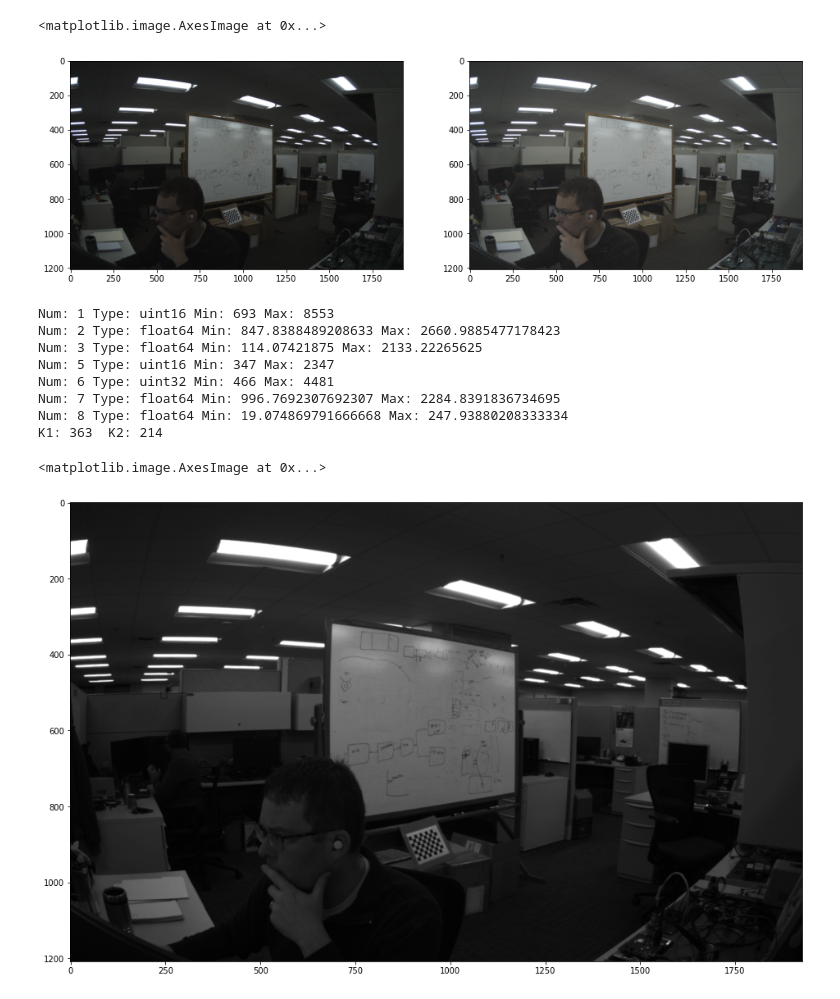
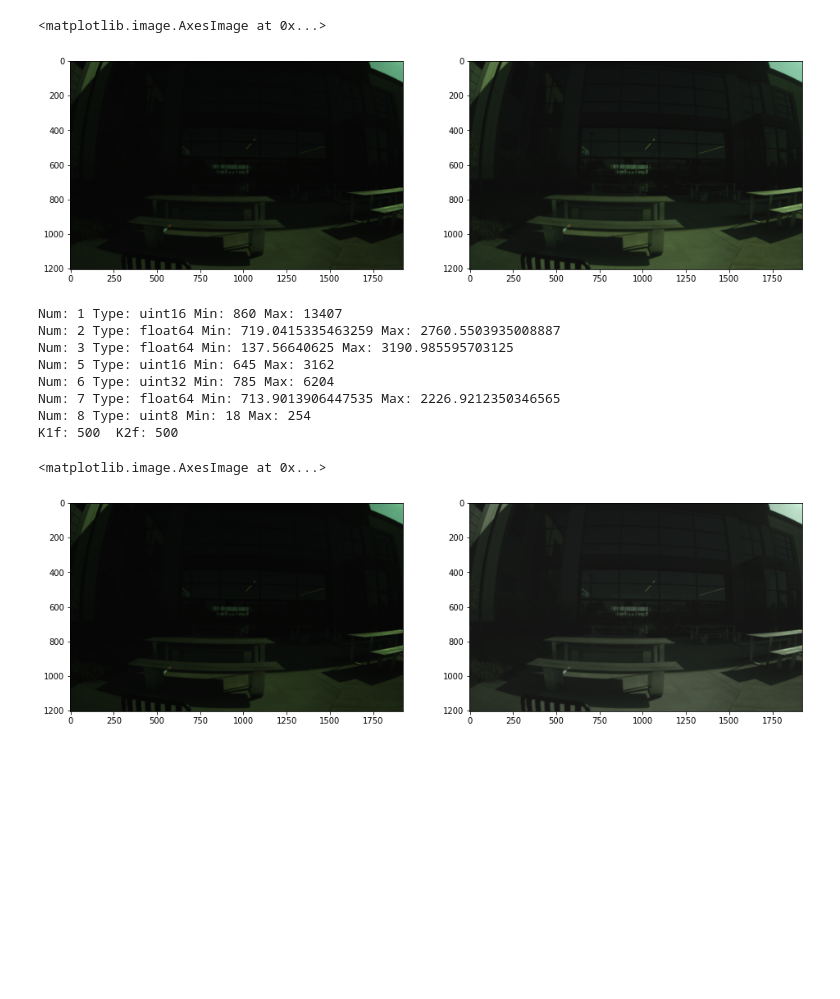
Before and after one commit to nlbutts/vitis_isp, a Jupyter notebook: notebook/simple_hdr.ipynb, the cells around one changed output. Saved outputs shown, nothing was run; the diff lists cells and outputs as text; code cells hidden in the pictures; blank space fills up the shorter version.

```diff
--- a/notebook/simple_hdr.ipynb
+++ b/notebook/simple_hdr.ipynb
@@ -9,7 +9,11 @@ def print_stats(num, img):
     minv = np.min(img)
     print(f'Num: {num} Type: {img.dtype} Min: {minv} Max: {maxv}')
 # %%
-img = cv.imread('CaptureLinear.png', -1)
+x = np.fromfile('cap_20bit_1924_1204_A.raw', 'uint32')
+img = np.reshape(x, ((1204, 1924)))
+img = img.astype('uint16')
+print_stats(1, img)
+#img = cv.imread('CaptureLinear.png', -1)
 fimg = img.astype('float32') / np.max(img)
 plt.imshow(fimg, cmap='gray')
 # %% [output]
@@ -46,9 +51,11 @@ K1: 5  K2: 1
 #cv.COLOR_BAYER_GB2BGR
 #cv.COLOR_BAYER_RG2BGR
 #cv.COLOR_BAYER_GR2BGR
-rgb1 = cv.cvtColor(img, cv.COLOR_BAYER_GB2BGR)
+scale = 255 / np.max(img)
+img_8 = (img * scale).astype('uint8')
+rgb1 = cv.cvtColor(img_8, cv.COLOR_BAYER_GB2BGR)
 rgb2 = cv.cvtColor(Iga, cv.COLOR_BAYER_GB2BGR)
-rgb1 = (rgb1 / 16).astype('uint8')
+#rgb1 = (rgb1 / 16).astype('uint8')
 
 rgb1 = cv.cvtColor(rgb1, cv.COLOR_BGR2RGB)
 rgb2 = cv.cvtColor(rgb2, cv.COLOR_BGR2RGB)
@@ -58,55 +65,76 @@ ax[0].imshow(rgb1)
 ax[1].imshow(rgb2)
 # %% [output]
 <matplotlib.image.AxesImage at 0x...>
-[figure, old version]
+[figure, new version]
 # %%
-K1 = (np.mean(img) / 2).astype('uint16')
-#K1 = 5
-Hp = cv.GaussianBlur(img, (3,3), 3) + K1
+K1f = 500
+K2f = 500
+if K1f == -1:
+    K1f = (np.mean(img) / 2).astype('uint16')
+Hp = cv.GaussianBlur(img, (3,3), 3) + K1f
 temp1 = img + Hp
 print_stats(1, temp1)
 temp2 = ((img.astype('uint32') * 4092) / temp1)
 print_stats(2, temp2)
 temp2 = temp2.astype('uint32')
 temp2 += 1
 
 Ibip = (Hp.astype('uint32') * temp2.astype('uint32')) / 4096
 #Ibip = (Hp * ((img * 4092) / (img + Hp))) / 4092
 print_stats(3, Ibip)
 Ibip = Ibip.astype('uint16')
 # Ibip = (Icfa(max) + H(p)) * (Icfa(p) / (Icfa(p) + H(p)))
 
 #plt.imshow(Ibip, cmap='gray')
 
-K2 = (np.mean(Ibip) / 2).astype('uint16')
-#K2 = 1
-As = cv.GaussianBlur(Ibip, (3,3), 1.5) + K2
+if K2f == -1:
+    K2f = (np.mean(Ibip) / 2).astype('uint16')
+As = cv.GaussianBlur(Ibip, (3,3), 1.5) + K2f
 print_stats(5, As)
 
 Ibip = Ibip.astype('uint32')
 As = As.astype('uint32')
 temp4 = Ibip + As
 temp4 += 1
 print_stats(6, temp4)
 temp5 = (Ibip * 4092) / temp4
 print_stats(7, temp5)
 temp5 = temp5.astype('uint32')
-Iga = ((As * temp5) / (4096 * 4.5))
+Iga = ((As * temp5) / (4096))
+scale = 255 / np.max(Iga)
+Iga *= scale
+Iga = Iga.astype('uint8')
 print_stats(8, Iga)
-print(f'K1: {K1}  K2: {K2}')
+print(f'K1f: {K1f}  K2f: {K2f}')
 #Iga = (Iga * 255).astype('uint8')
 Iga = Iga.astype('uint8')
 # Iga = (Ibip(max) + A(p)) * (Ibip(p) / (Ibip(p) + A(p)))
 
-plt.imshow(Iga, cmap='gray')
+#plt.imshow(Iga, cmap='gray')
+
+#cv.COLOR_BAYER_BG2BGR
+#cv.COLOR_BAYER_GB2BGR
+#cv.COLOR_BAYER_RG2BGR
+#cv.COLOR_BAYER_GR2BGR
+scale = 255 / np.max(img)
+img_8 = (img * scale).astype('uint8')
+rgb1 = cv.cvtColor(img_8, cv.COLOR_BAYER_GB2BGR)
+rgb2 = cv.cvtColor(Iga, cv.COLOR_BAYER_GB2BGR)
+
+rgb1 = cv.cvtColor(rgb1, cv.COLOR_BGR2RGB)
+rgb2 = cv.cvtColor(rgb2, cv.COLOR_BGR2RGB)
+
+fig, ax = plt.subplots(1, 2)
+ax[0].imshow(rgb1)
+ax[1].imshow(rgb2)
 # %% [output]
-Num: 1 Type: uint16 Min: 693 Max: 8553
-Num: 2 Type: float64 Min: 847.8388489208633 Max: 2660.9885477178423
-Num: 3 Type: float64 Min: 114.07421875 Max: 2133.22265625
-Num: 5 Type: uint16 Min: 347 Max: 2347
-Num: 6 Type: uint32 Min: 466 Max: 4481
-Num: 7 Type: float64 Min: 996.7692307692307 Max: 2284.8391836734695
-Num: 8 Type: float64 Min: 19.074869791666668 Max: 247.93880208333334
-K1: 363  K2: 214
+Num: 1 Type: uint16 Min: 860 Max: 13407
+Num: 2 Type: float64 Min: 719.0415335463259 Max: 2760.5503935008887
+Num: 3 Type: float64 Min: 137.56640625 Max: 3190.985595703125
+Num: 5 Type: uint16 Min: 645 Max: 3162
+Num: 6 Type: uint32 Min: 785 Max: 6204
+Num: 7 Type: float64 Min: 713.9013906447535 Max: 2226.9212350346565
+Num: 8 Type: uint8 Min: 18 Max: 254
+K1f: 500  K2f: 500
 <matplotlib.image.AxesImage at 0x...>
-[figure, old version]
+[figure, new version]
```
Also changed, not shown: parts of 3 cells of this notebook, 10 other files.
